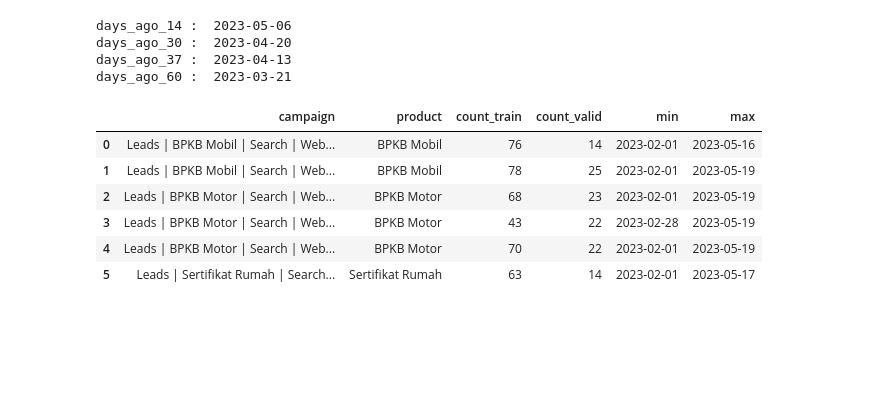
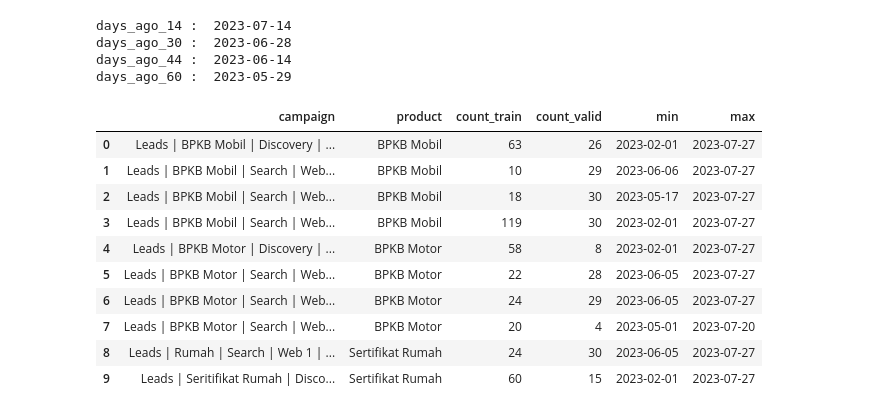
Before and after one commit to hendrikbfi/Project, a Jupyter notebook: digital_leads_forecasting/forecast_google.ipynb, the cells around one changed output. Drawn from its saved outputs; the diff is of its cells as text; code cells hidden in the pictures; blank space fills up the shorter version.

```diff
--- a/digital_leads_forecasting/forecast_google.ipynb
+++ b/digital_leads_forecasting/forecast_google.ipynb
@@ -50,18 +50,18 @@ days_ago_1_str  = ''.join(last_date)
 days_ago_1 = datetime.strptime(days_ago_1_str, '%Y-%m-%d').date()
 days_ago_14 = days_ago_1 - timedelta(days = 13)
 days_ago_30 = days_ago_1 - timedelta(days = 29)
-days_ago_37 = days_ago_1 - timedelta(days = 36)
+days_ago_44 = days_ago_1 - timedelta(days = 43)
 days_ago_60 = days_ago_1 - timedelta(days = 59)
 
 print("days_ago_14 : " , days_ago_14)
 print("days_ago_30 : " , days_ago_30)
-print("days_ago_37 : " , days_ago_37)
+print("days_ago_44 : " , days_ago_44)
 print("days_ago_60 : " , days_ago_60)
 # %% [output]
-days_ago_14 :  2023-05-06
-days_ago_30 :  2023-04-20
-days_ago_37 :  2023-04-13
-days_ago_60 :  2023-03-21
+days_ago_14 :  2023-07-14
+days_ago_30 :  2023-06-28
+days_ago_44 :  2023-06-14
+days_ago_60 :  2023-05-29
 # %%
 try:
     mydb = mysql_drive.connect(host=os.getenv("HOST"), user=os.getenv("DATABASE_USER"),port=os.getenv("DATABASE_PORT"),
@@ -160,40 +160,44 @@ except Exception as e:
 try:
     mydb = mysql_drive.connect(host=os.getenv("HOST"), user=os.getenv("DATABASE_USER"),port=os.getenv("DATABASE_PORT"),
                                 database=os.getenv("DATABASE_NAME"), password=os.getenv("DATABASE_PASSWORD"))
     query = '''
         select googleAdsCampaignName as campaign,
             CASE WHEN lower(googleAdsCampaignName) LIKE '%mobil%' THEN 'BPKB Mobil'
 		        WHEN lower(googleAdsCampaignName) LIKE '%motor%' THEN 'BPKB Motor'
 		        WHEN lower(googleAdsCampaignName) LIKE '%rumah%' THEN 'Sertifikat Rumah'
 		        WHEN lower(googleAdsCampaignName) LIKE '%all product%' THEN 'All Product'
 		        WHEN lower(googleAdsCampaignName) LIKE '%all-product%' THEN 'All Product'
 		        else 'Others'
 		        END AS product,
             count(case when (created_date <= '{1}')then 1 end) as count_train,
             count(case when (created_date >= '{1}')then 1 end) as count_valid,
             min(date_format(created_date,'%Y-%m-%d')) as min, max(date_format(created_date,'%Y-%m-%d')) as max
         from digital_leads.google_ads_metrics
         where date_format(created_date,'%Y-%m-%d') <= '{3}' and googleAdsCampaignName <> '(not set)'
         group by googleAdsCampaignName, product
         having  min(date_format(created_date,'%Y-%m-%d')) <= '{0}'
                 and max(date_format(created_date,'%Y-%m-%d')) > '{2}'
                 and count(case when (created_date <= '{1}')then 1 end) > 2
                 and count(case when (created_date >= '{1}')then 1 end) > 2
-    '''.format(days_ago_37,days_ago_30, days_ago_14,days_ago_1)
+    '''.format(days_ago_44,days_ago_30, days_ago_14,days_ago_1)
     active = pd.read_sql(query,mydb)
     mydb.close() #close the connection
 except Exception as e:
     mydb.close()
     print(str(e))
 active
 # %% [output]
 |  | campaign | product | count_train | count_valid | min | max |
-| 0 | Leads | BPKB Mobil | Search | Web... | BPKB Mobil | 76 | 14 | 2023-02-01 | 2023-05-16 |
-| 1 | Leads | BPKB Mobil | Search | Web... | BPKB Mobil | 78 | 25 | 2023-02-01 | 2023-05-19 |
-| 2 | Leads | BPKB Motor | Search | Web... | BPKB Motor | 68 | 23 | 2023-02-01 | 2023-05-19 |
-| 3 | Leads | BPKB Motor | Search | Web... | BPKB Motor | 43 | 22 | 2023-02-28 | 2023-05-19 |
-| 4 | Leads | BPKB Motor | Search | Web... | BPKB Motor | 70 | 22 | 2023-02-01 | 2023-05-19 |
-| 5 | Leads | Sertifikat Rumah | Search... | Sertifikat Rumah | 63 | 14 | 2023-02-01 | 2023-05-17 |
+| 0 | Leads | BPKB Mobil | Discovery | ... | BPKB Mobil | 63 | 26 | 2023-02-01 | 2023-07-27 |
+| 1 | Leads | BPKB Mobil | Search | Web... | BPKB Mobil | 10 | 29 | 2023-06-06 | 2023-07-27 |
+| 2 | Leads | BPKB Mobil | Search | Web... | BPKB Mobil | 18 | 30 | 2023-05-17 | 2023-07-27 |
+| 3 | Leads | BPKB Mobil | Search | Web... | BPKB Mobil | 119 | 30 | 2023-02-01 | 2023-07-27 |
+| 4 | Leads | BPKB Motor | Discovery | ... | BPKB Motor | 58 | 8 | 2023-02-01 | 2023-07-27 |
+| 5 | Leads | BPKB Motor | Search | Web... | BPKB Motor | 22 | 28 | 2023-06-05 | 2023-07-27 |
+| 6 | Leads | BPKB Motor | Search | Web... | BPKB Motor | 24 | 29 | 2023-06-05 | 2023-07-27 |
+| 7 | Leads | BPKB Motor | Search | Web... | BPKB Motor | 20 | 4 | 2023-05-01 | 2023-07-20 |
+| 8 | Leads | Rumah | Search | Web 1 | ... | Sertifikat Rumah | 24 | 30 | 2023-06-05 | 2023-07-27 |
+| 9 | Leads | Seritifikat Rumah | Disco... | Sertifikat Rumah | 60 | 15 | 2023-02-01 | 2023-07-27 |
 # %%
 Active_campaign = google.loc[google.campaign.isin(active.campaign.values)]
                #, ['googleAdsCampaignName', 'created_date', 'advertiserAdClicks', 'cost']]
```
Also changed, not shown: parts of 23 cells of this notebook, 16 other files.
